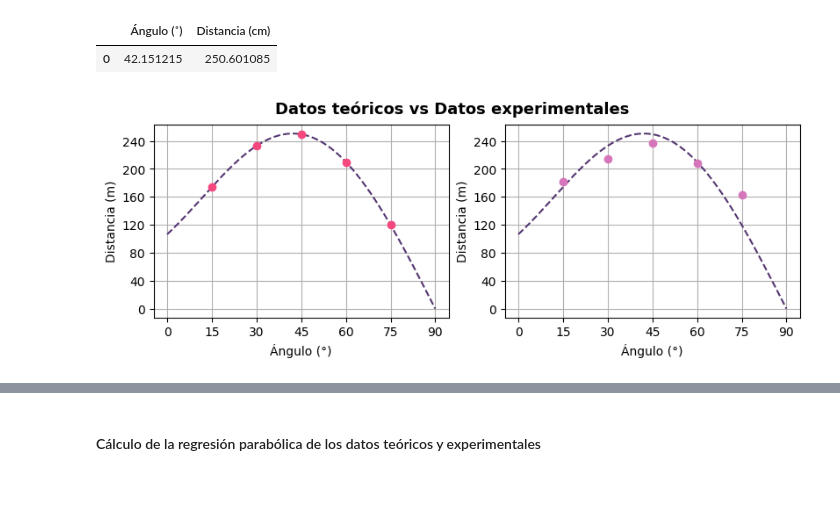
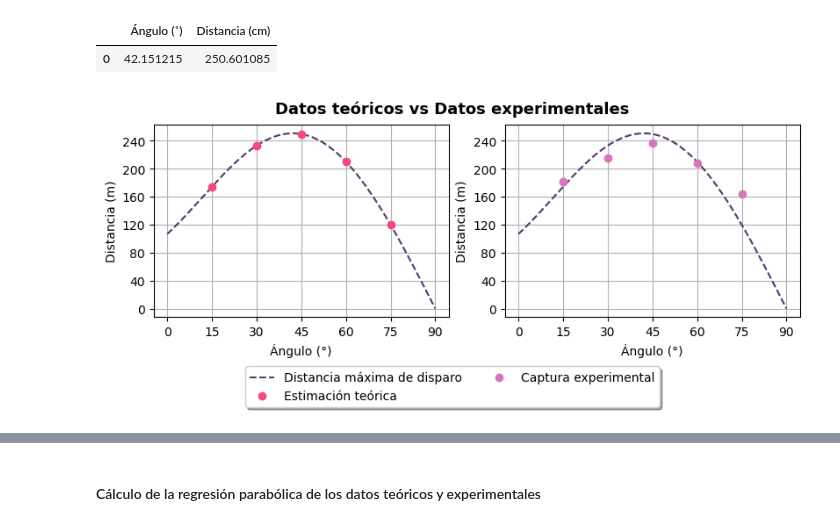
Before and after one commit to Juaan00/Laboratorios_mecanica_FEM, a Jupyter notebook: mov_parabólico.ipynb, the cells around one changed output, grey strips where cells are left out. Cells and saved outputs as stored; diff of their text form; code cells hidden in the pictures; blank space fills up the shorter version.

```diff
--- a/mov_parabólico.ipynb
+++ b/mov_parabólico.ipynb
@@ -126,35 +126,36 @@ tabla_4
 # %%
 x = np.linspace(np.radians(0), np.radians(90), 1000)
 y = distancia(v_0, x, 980)
 x = np.degrees(x)
 fig = plt.figure(figsize=(8, 3), layout="constrained")
 fig.suptitle('Datos teóricos vs Datos experimentales', fontsize=13, fontweight='bold')
 spec = fig.add_gridspec(1, 2)
 ax1 = fig.add_subplot(spec[0, 0])
-ax1.plot(x, y, label='Distancia recorrida', linestyle= '--', color='#553772')
-ax1.plot(15,distancia(v_0, np.radians(15), 980), 'o', label='15°',color='#f5487f')
-ax1.plot(30,distancia(v_0, np.radians(30), 980), 'o', label='30°',color='#f5487f')
-ax1.plot(45,distancia(v_0, np.radians(45), 980), 'o', label='45°',color='#f5487f')
-ax1.plot(60,distancia(v_0, np.radians(60), 980), 'o', label='60°',color='#f5487f')
-ax1.plot(75,distancia(v_0, np.radians(75), 980), 'o', label='75°',color='#f5487f')
+ax1.plot(x, y, label='Distancia máxima de disparo', linestyle= '--', color='#553772')
+ax1.plot(15,distancia(v_0, np.radians(15), 980), 'o', label='Estimación teórica',color='#f5487f')
+ax1.plot(30,distancia(v_0, np.radians(30), 980), 'o',color='#f5487f')
+ax1.plot(45,distancia(v_0, np.radians(45), 980), 'o',color='#f5487f')
+ax1.plot(60,distancia(v_0, np.radians(60), 980), 'o',color='#f5487f')
+ax1.plot(75,distancia(v_0, np.radians(75), 980), 'o',color='#f5487f')
 ax1.set_xlabel('Ángulo (°)')
 ax1.set_ylabel('Distancia (m)')
 ax1.set_xticks(np.arange(0,100,15))
 ax1.set_yticks(np.arange(0, 260, 40))
 ax1.grid()
 ax2 = fig.add_subplot(spec[0, 1])
 ax2.plot(x, y, linestyle= '--',color='#553772')
-ax2.plot(15,prom[1], 'o',color='#d676ba')
+ax2.plot(15,prom[1], 'o',color='#d676ba', label='Captura experimental')
 ax2.plot(30,prom[2], 'o',color='#d676ba')
 ax2.plot(45,prom[3], 'o',color='#d676ba')
 ax2.plot(60,prom[4], 'o',color='#d676ba')
 ax2.plot(75,prom[5], 'o',color='#d676ba')
 ax2.set_xticks(np.arange(0,100,15))
 ax2.set_yticks(np.arange(0, 260, 40))
 ax2.set_xlabel('Ángulo (°)')
 ax2.set_ylabel('Distancia (m)')
 ax2.grid()
-# fig.legend(loc='lower center',bbox_to_anchor=(1.05, 1), ncol=2)
+fig.legend(loc='lower center',bbox_to_anchor=(0.5, -0.2), ncol=2,shadow=True, fancybox=True)
+plt.savefig('datos_teoricos_experimentales.png', dpi = 300, bbox_inches = 'tight')
 plt.show()
 # %% [output]
-[figure, old version]
+[figure, new version]
```
Also changed, not shown: parts of 1 cell of this notebook.
